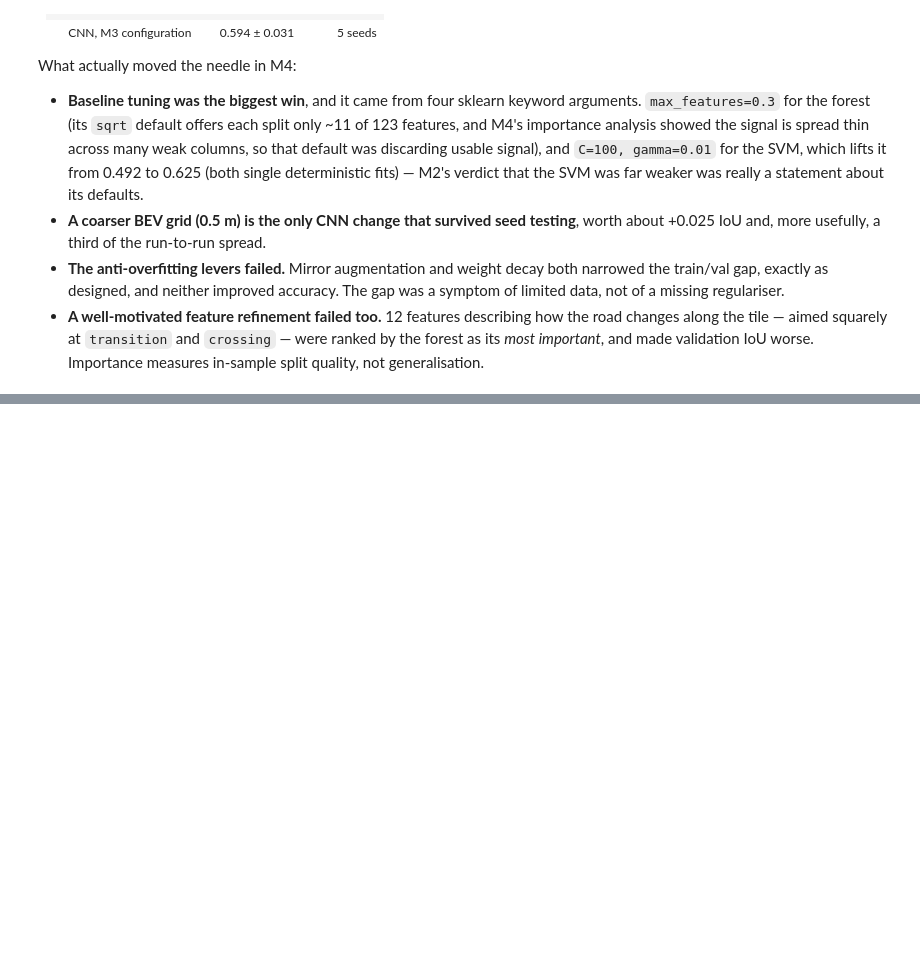
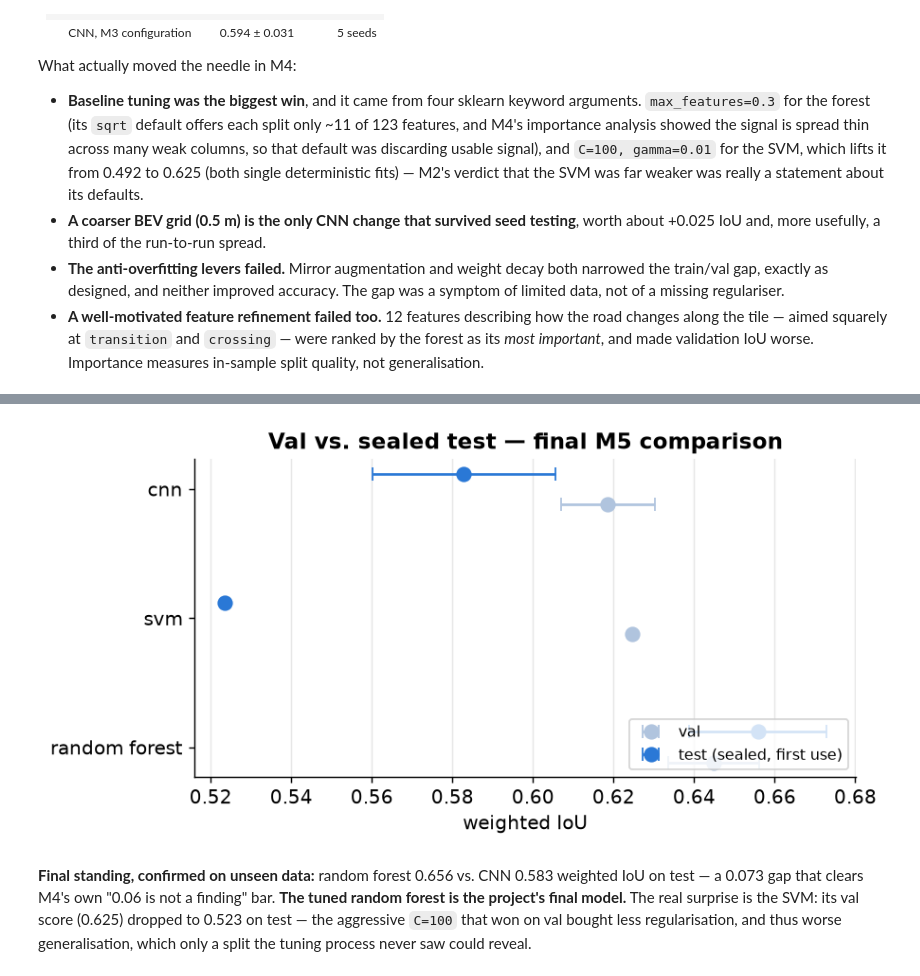
Before and after one commit to l-jamora/pointcloud-lane-classification, a Jupyter notebook: notebooks/00_project_summary.ipynb, the cells around one changed output, grey strips where cells are left out. Saved outputs shown, nothing was run; the diff lists cells and outputs as text; code cells hidden in the pictures; blank space fills up the shorter version.

Commit message:
Added final evaluation tests and ensured compatibility with past implementations. Added new notebook summarizing evaluation results and updated project summary.

```diff
--- a/notebooks/00_project_summary.ipynb
+++ b/notebooks/00_project_summary.ipynb
@@ -466,0 +445,59 @@ What actually moved the needle in M4:
+# %%
+import json
+from pathlib import Path
+
+from src.metrics import evaluate
+
+results_m5 = json.loads(Path("../results/m5_test_eval.json").read_text())
+
+X_train, y_train, _ = build_feature_matrix(splits["train"])
+X_val, y_val, _ = build_feature_matrix(splits["val"])
+
+rf_val_ious = []
+for seed in range(10):
+    model = get_models(seed=seed)["random_forest"]
+    model.fit(X_train, y_train)
+    rf_val_ious.append(evaluate(y_val, model.predict(X_val), CLASSES)["weighted"]["iou"])
+rf_val_ious = np.array(rf_val_ious)
+
+svm_model = get_models()["svm"]
+svm_model.fit(X_train, y_train)
+svm_val_iou = evaluate(y_val, svm_model.predict(X_val), CLASSES)["weighted"]["iou"]
+
+m4_runs = pd.DataFrame(json.loads(Path("../results/m4_tuning.json").read_text()))
+cnn_val_ious = m4_runs.loc[m4_runs["stage"] == "repeat-best-res0.5", "weighted_iou"].to_numpy()
+
+def iou_mean_std(reports):
+    vals = np.array([r["weighted"]["iou"] for r in reports])
+    return vals.mean(), vals.std(ddof=1)
+
+rf_test_mean, rf_test_std = iou_mean_std(results_m5["random_forest"]["reports"])
+cnn_test_mean, cnn_test_std = iou_mean_std(results_m5["cnn"]["reports"])
+svm_test_mean = results_m5["svm"]["report"]["weighted"]["iou"]
+
+fig, ax = plt.subplots(figsize=(7, 3.6))
+models = ["random forest", "svm", "cnn"]
+val_means = [rf_val_ious.mean(), svm_val_iou, cnn_val_ious.mean()]
+val_stds = [rf_val_ious.std(ddof=1), 0.0, cnn_val_ious.std(ddof=1)]
+test_means = [rf_test_mean, svm_test_mean, cnn_test_mean]
+test_stds = [rf_test_std, 0.0, cnn_test_std]
+
+y = np.arange(len(models))
+ax.errorbar(val_means, y - 0.12, xerr=val_stds, fmt="o", color="#b0c4de", capsize=4, markersize=8, label="val")
+ax.errorbar(test_means, y + 0.12, xerr=test_stds, fmt="o", color="#2a78d6", capsize=4, markersize=8,
+            label="test (sealed, first use)")
+ax.set_yticks(y); ax.set_yticklabels(models)
+ax.set_xlabel("weighted IoU"); ax.grid(axis="x", alpha=0.3)
+ax.set_title("Val vs. sealed test — final M5 comparison")
+ax.legend(loc="lower right", fontsize=9)
+plt.tight_layout()
+plt.show()
+# %% [output]
+[figure, added]
+# %% [markdown]
+**Final standing, confirmed on unseen data:** random forest 0.656 vs.
+CNN 0.583 weighted IoU on test — a 0.073 gap that clears M4's own "0.06 is not
+a finding" bar. **The tuned random forest is the project's final model.** The real surprise
+is the SVM: its val score (0.625) dropped to 0.523 on test — the
+aggressive `C=100` that won on val bought less regularisation, and thus worse generalisation,
+which only a split the tuning process never saw could reveal.
```
Also changed, not shown: parts of 3 cells of this notebook, 9 other files.
